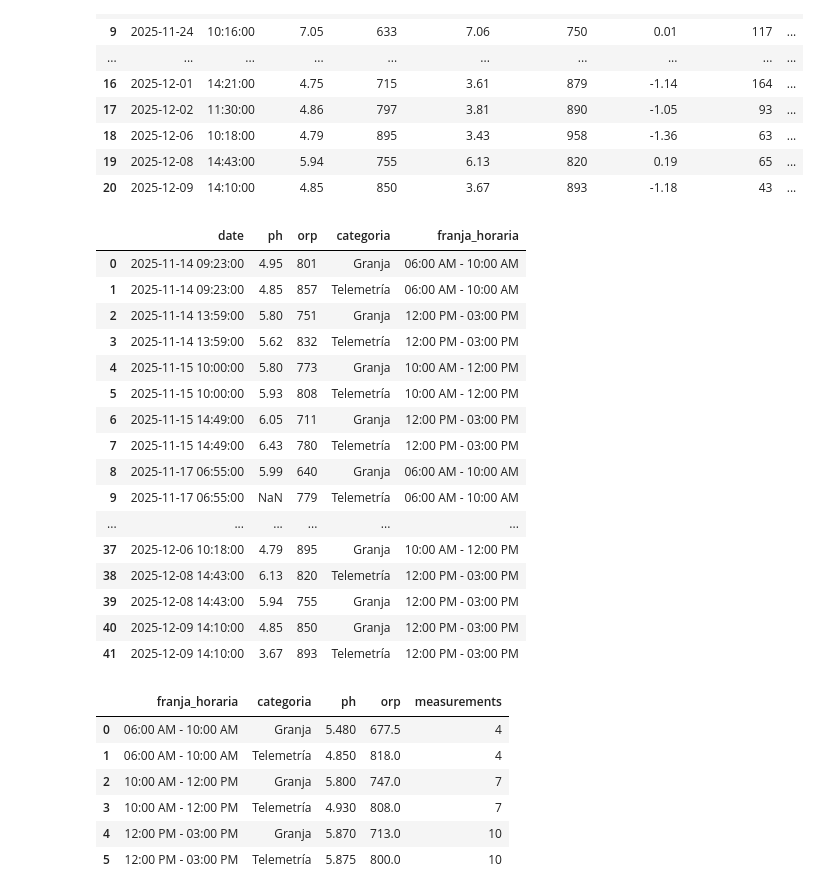
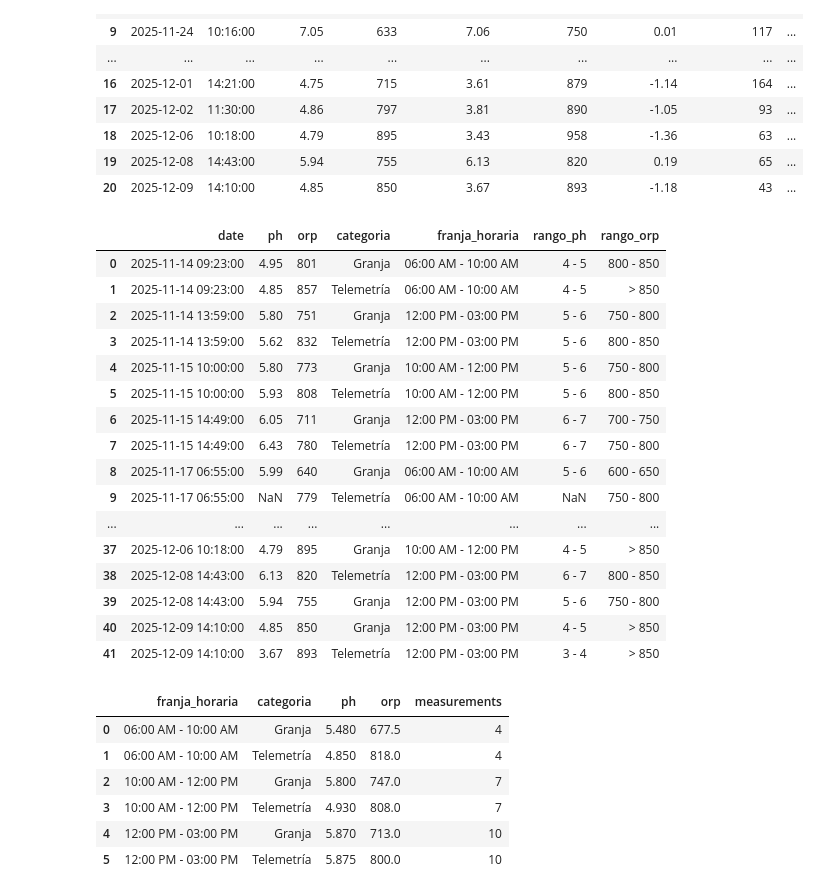
Before and after one commit to jdrincone/hawking, a Jupyter notebook: exploration/okuo_sensores_ph_orp_granja_experimental.ipynb, the cells around one changed output. Saved outputs shown, nothing was run; the diff lists cells and outputs as text; code cells hidden in the pictures.

```diff
--- a/exploration/okuo_sensores_ph_orp_granja_experimental.ipynb
+++ b/exploration/okuo_sensores_ph_orp_granja_experimental.ipynb
@@ -71,38 +71,84 @@ df
 # %%
 
 df_granja = df[['date', 'ph granja', 'orp granja']].copy()
 df_granja.columns = ['date', 'ph', 'orp']
 df_granja['categoria'] = 'Granja'
 
 df_telemetria = df[['date', 'ph telemetría', 'orp telemetría']].copy()
 df_telemetria.columns = ['date', 'ph', 'orp']
 df_telemetria['categoria'] = 'Telemetría'
 
 df_transformado = pd.concat([df_granja, df_telemetria], ignore_index=True)
 df_transformado = df_transformado.sort_values(by='date').reset_index(drop=True)
 
 
 df_transformado['franja_horaria'] = df_transformado['date'].apply(clasificar_franja_horaria)
 
+bins = [-np.inf, 3, 4, 5, 6, 7, np.inf]
+
+# 2. Etiquetas simplificadas
+labels = [
+    '< 3',
+    '3 - 4',
+    '4 - 5',
+    '5 - 6',
+    '6 - 7',
+    '> 7'  # Agregado por seguridad para tus valores de 7.05, 7.20, etc.
+]
+
+# 3. Aplicar la categorización
+# right=False: El intervalo '3 - 4' incluye el 3.0 pero excluye el 4.0 exacto
+df_transformado['rango_ph'] = pd.cut(
+    df_transformado['ph'],
+    bins=bins,
+    labels=labels,
+    right=False
+)
+
+
+# 1. Definir los cortes para ORP (de 50 en 50 según tus datos)
+# Capturamos desde valores bajos (<600) hasta valores altos (>850)
+bins_orp = [-np.inf, 600, 650, 700, 750, 800, 850, np.inf]
+
+# 2. Etiquetas
+labels_orp = [
+    '< 600',
+    '600 - 650',
+    '650 - 700',
+    '700 - 750',
+    '750 - 800',
+    '800 - 850',
+    '> 850'
+]
+
+# 3. Aplicar la categorización
+df_transformado['rango_orp'] = pd.cut(
+    df_transformado['orp'],
+    bins=bins_orp,
+    labels=labels_orp,
+    right=False
+)
+
+
 df_transformado
 # %% [output]
-|  | date | ph | orp | categoria | franja_horaria |
-| 0 | 2025-11-14 09:23:00 | 4.95 | 801 | Granja | 06:00 AM - 10:00 AM |
-| 1 | 2025-11-14 09:23:00 | 4.85 | 857 | Telemetría | 06:00 AM - 10:00 AM |
-| 2 | 2025-11-14 13:59:00 | 5.80 | 751 | Granja | 12:00 PM - 03:00 PM |
-| 3 | 2025-11-14 13:59:00 | 5.62 | 832 | Telemetría | 12:00 PM - 03:00 PM |
-| 4 | 2025-11-15 10:00:00 | 5.80 | 773 | Granja | 10:00 AM - 12:00 PM |
-| 5 | 2025-11-15 10:00:00 | 5.93 | 808 | Telemetría | 10:00 AM - 12:00 PM |
-| 6 | 2025-11-15 14:49:00 | 6.05 | 711 | Granja | 12:00 PM - 03:00 PM |
-| 7 | 2025-11-15 14:49:00 | 6.43 | 780 | Telemetría | 12:00 PM - 03:00 PM |
-| 8 | 2025-11-17 06:55:00 | 5.99 | 640 | Granja | 06:00 AM - 10:00 AM |
-| 9 | 2025-11-17 06:55:00 | NaN | 779 | Telemetría | 06:00 AM - 10:00 AM |
-| ... | ... | ... | ... | ... | ... |
-| 37 | 2025-12-06 10:18:00 | 4.79 | 895 | Granja | 10:00 AM - 12:00 PM |
-| 38 | 2025-12-08 14:43:00 | 6.13 | 820 | Telemetría | 12:00 PM - 03:00 PM |
-| 39 | 2025-12-08 14:43:00 | 5.94 | 755 | Granja | 12:00 PM - 03:00 PM |
-| 40 | 2025-12-09 14:10:00 | 4.85 | 850 | Granja | 12:00 PM - 03:00 PM |
-| 41 | 2025-12-09 14:10:00 | 3.67 | 893 | Telemetría | 12:00 PM - 03:00 PM |
+|  | date | ph | orp | categoria | franja_horaria | rango_ph | rango_orp |
+| 0 | 2025-11-14 09:23:00 | 4.95 | 801 | Granja | 06:00 AM - 10:00 AM | 4 - 5 | 800 - 850 |
+| 1 | 2025-11-14 09:23:00 | 4.85 | 857 | Telemetría | 06:00 AM - 10:00 AM | 4 - 5 | > 850 |
+| 2 | 2025-11-14 13:59:00 | 5.80 | 751 | Granja | 12:00 PM - 03:00 PM | 5 - 6 | 750 - 800 |
+| 3 | 2025-11-14 13:59:00 | 5.62 | 832 | Telemetría | 12:00 PM - 03:00 PM | 5 - 6 | 800 - 850 |
+| 4 | 2025-11-15 10:00:00 | 5.80 | 773 | Granja | 10:00 AM - 12:00 PM | 5 - 6 | 750 - 800 |
+| 5 | 2025-11-15 10:00:00 | 5.93 | 808 | Telemetría | 10:00 AM - 12:00 PM | 5 - 6 | 800 - 850 |
+| 6 | 2025-11-15 14:49:00 | 6.05 | 711 | Granja | 12:00 PM - 03:00 PM | 6 - 7 | 700 - 750 |
+| 7 | 2025-11-15 14:49:00 | 6.43 | 780 | Telemetría | 12:00 PM - 03:00 PM | 6 - 7 | 750 - 800 |
+| 8 | 2025-11-17 06:55:00 | 5.99 | 640 | Granja | 06:00 AM - 10:00 AM | 5 - 6 | 600 - 650 |
+| 9 | 2025-11-17 06:55:00 | NaN | 779 | Telemetría | 06:00 AM - 10:00 AM | NaN | 750 - 800 |
+| ... | ... | ... | ... | ... | ... | ... | ... |
+| 37 | 2025-12-06 10:18:00 | 4.79 | 895 | Granja | 10:00 AM - 12:00 PM | 4 - 5 | > 850 |
+| 38 | 2025-12-08 14:43:00 | 6.13 | 820 | Telemetría | 12:00 PM - 03:00 PM | 6 - 7 | 800 - 850 |
+| 39 | 2025-12-08 14:43:00 | 5.94 | 755 | Granja | 12:00 PM - 03:00 PM | 5 - 6 | 750 - 800 |
+| 40 | 2025-12-09 14:10:00 | 4.85 | 850 | Granja | 12:00 PM - 03:00 PM | 4 - 5 | > 850 |
+| 41 | 2025-12-09 14:10:00 | 3.67 | 893 | Telemetría | 12:00 PM - 03:00 PM | 3 - 4 | > 850 |
 # %%
 by_moment = df_transformado.groupby(['franja_horaria', 'categoria']).agg(
     ph=('ph', 'median'),
```
Also changed, not shown: parts of 20 cells of this notebook, 10 other files.
